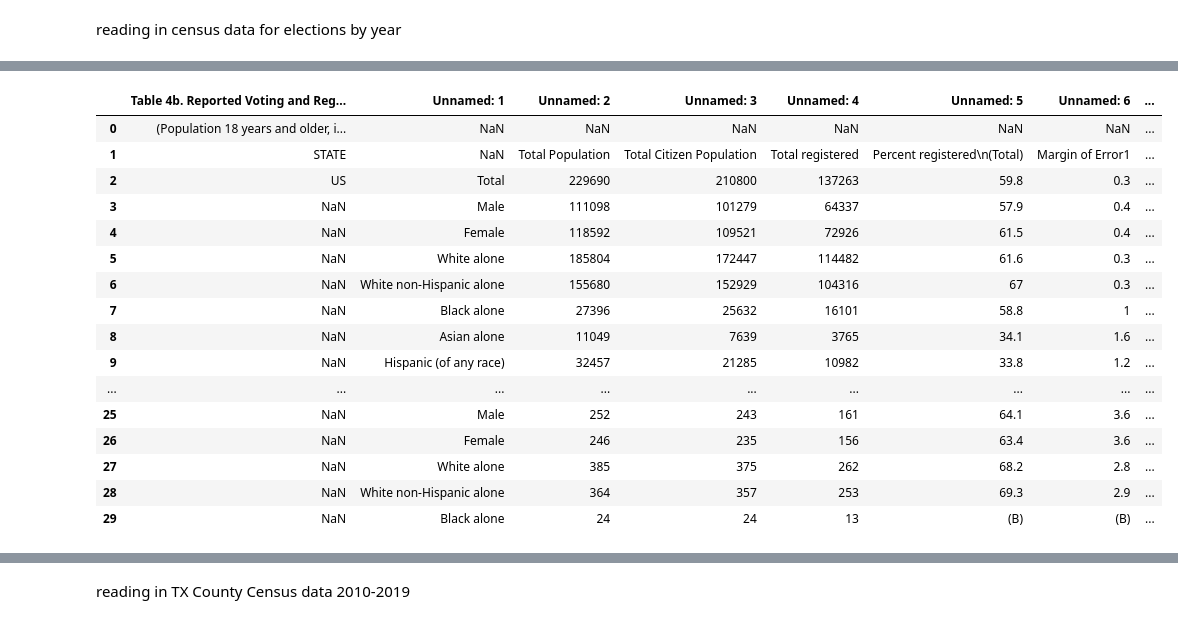
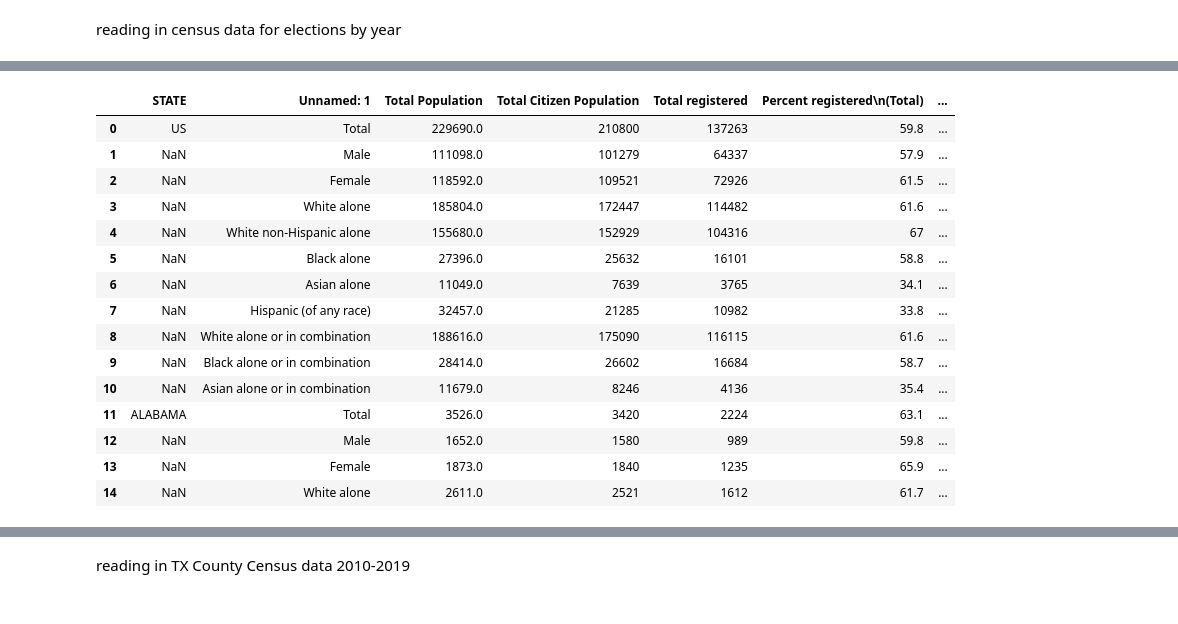
Before and after one commit to tipearso/Voting, a Jupyter notebook: Capstone/notebooks/Tim_capstone.ipynb, the cells around one changed output, grey strips where cells are left out. Saved outputs shown, nothing was run; the diff lists cells and outputs as text; code cells hidden in the pictures.

Commit message:
more cleaning and realizing I might need to use different data

```diff
--- a/Capstone/notebooks/Tim_capstone.ipynb
+++ b/Capstone/notebooks/Tim_capstone.ipynb
@@ -176,7 +176,7 @@ county_pres.tail()
 # %% [markdown]
 reading in census data for elections by year
 # %%
-reg_sex_state_2010 = pd.read_excel('../data/registration_race_sex_state_2010.xls')
+reg_sex_state_2010 = pd.read_excel('../data/registration_race_sex_state_2010.xls',header = 2)
 # %%
 #this is going to need some cleaning....cool.
 reg_sex_state_2010.info()
@@ -201,23 +201,24 @@ memory usage: 64.0+ KB
 # %%
-reg_sex_state_2010.head(30)
+#population of 18yo +in thousands
+
+reg_sex_state_2010.head(15)
 # %% [output]
-|  | Table 4b. Reported Voting and Reg... | Unnamed: 1 | Unnamed: 2 | Unnamed: 3 | Unnamed: 4 | Unnamed: 5 | Unnamed: 6 | ... |
-| 0 | (Population 18 years and older, i... | NaN | NaN | NaN | NaN | NaN | NaN | ... |
-| 1 | STATE | NaN | Total Population | Total Citizen Population | Total registered | Percent registered\n(Total) | Margin of Error1 | ... |
-| 2 | US | Total | 229690 | 210800 | 137263 | 59.8 | 0.3 | ... |
-| 3 | NaN | Male | 111098 | 101279 | 64337 | 57.9 | 0.4 | ... |
-| 4 | NaN | Female | 118592 | 109521 | 72926 | 61.5 | 0.4 | ... |
-| 5 | NaN | White alone | 185804 | 172447 | 114482 | 61.6 | 0.3 | ... |
-| 6 | NaN | White non-Hispanic alone | 155680 | 152929 | 104316 | 67 | 0.3 | ... |
-| 7 | NaN | Black alone | 27396 | 25632 | 16101 | 58.8 | 1 | ... |
-| 8 | NaN | Asian alone | 11049 | 7639 | 3765 | 34.1 | 1.6 | ... |
-| 9 | NaN | Hispanic (of any race) | 32457 | 21285 | 10982 | 33.8 | 1.2 | ... |
-| ... | ... | ... | ... | ... | ... | ... | ... | ... |
-| 25 | NaN | Male | 252 | 243 | 161 | 64.1 | 3.6 | ... |
-| 26 | NaN | Female | 246 | 235 | 156 | 63.4 | 3.6 | ... |
-| 27 | NaN | White alone | 385 | 375 | 262 | 68.2 | 2.8 | ... |
-| 28 | NaN | White non-Hispanic alone | 364 | 357 | 253 | 69.3 | 2.9 | ... |
-| 29 | NaN | Black alone | 24 | 24 | 13 | (B) | (B) | ... |
+|  | STATE | Unnamed: 1 | Total Population | Total Citizen Population | Total registered | Percent registered\n(Total) | ... |
+| 0 | US | Total | 229690.0 | 210800 | 137263 | 59.8 | ... |
+| 1 | NaN | Male | 111098.0 | 101279 | 64337 | 57.9 | ... |
+| 2 | NaN | Female | 118592.0 | 109521 | 72926 | 61.5 | ... |
+| 3 | NaN | White alone | 185804.0 | 172447 | 114482 | 61.6 | ... |
+| 4 | NaN | White non-Hispanic alone | 155680.0 | 152929 | 104316 | 67 | ... |
+| 5 | NaN | Black alone | 27396.0 | 25632 | 16101 | 58.8 | ... |
+| 6 | NaN | Asian alone | 11049.0 | 7639 | 3765 | 34.1 | ... |
+| 7 | NaN | Hispanic (of any race) | 32457.0 | 21285 | 10982 | 33.8 | ... |
+| 8 | NaN | White alone or in combination | 188616.0 | 175090 | 116115 | 61.6 | ... |
+| 9 | NaN | Black alone or in combination | 28414.0 | 26602 | 16684 | 58.7 | ... |
+| 10 | NaN | Asian alone or in combination | 11679.0 | 8246 | 4136 | 35.4 | ... |
+| 11 | ALABAMA | Total | 3526.0 | 3420 | 2224 | 63.1 | ... |
+| 12 | NaN | Male | 1652.0 | 1580 | 989 | 59.8 | ... |
+| 13 | NaN | Female | 1873.0 | 1840 | 1235 | 65.9 | ... |
+| 14 | NaN | White alone | 2611.0 | 2521 | 1612 | 61.7 | ... |
 # %%
 #bottom of table contains some (un)helpful info that should have been in a readme file.
 
```
Also changed, not shown: parts of 16 cells of this notebook.
